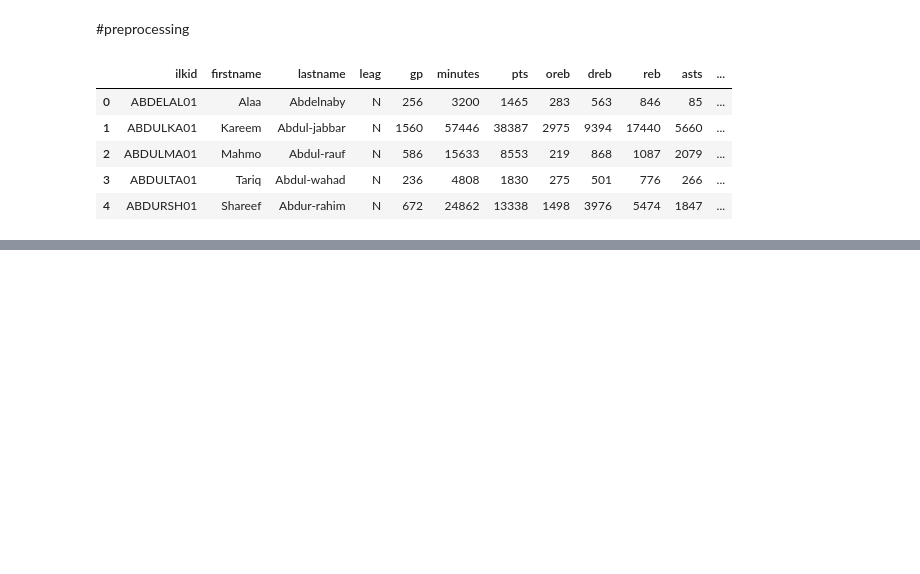
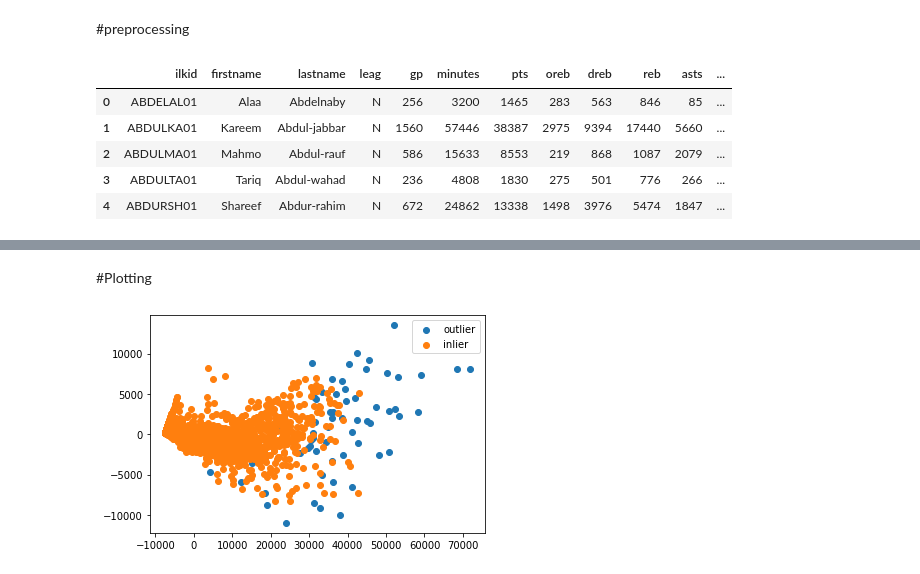
Before and after one commit to ShaelinN/GameOutcomePrediction, a Jupyter notebook: outlier_detection.ipynb, the cells around one changed output, grey strips where cells are left out. Cells and saved outputs as stored; diff of their text form; code cells hidden in the pictures; blank space fills up the shorter version.

```diff
--- a/outlier_detection.ipynb
+++ b/outlier_detection.ipynb
@@ -52,4 +29,0 @@ working_player_vecs = working_player_vecs.copy()
-# %%
-detected_outliers = model.fit_predict(working_player_vecs)
-player_summary["outlier"] = detected_outliers
-player_summary.head()
@@ -115,0 +79,8 @@ player_summary
+# %%
+player_summary = player_keys.copy()
+
+OCSVM = svm.OneClassSVM(nu=0.02)
+IF = IsolationForest(contamination=0.02)
+EE = EllipticEnvelope(contamination=0.02)
+
+working_player_vecs = Dn_player_vecs #change to D2_player_vecs or Dn_player_vecs
@@ -115,0 +89,10 @@ player_summary
+# %%
+ee_outliers = EE.fit_predict(working_player_vecs)
+if_outliers = IF.fit_predict(working_player_vecs)
+ocsvm_outliers = OCSVM.fit_predict(working_player_vecs)
+
+player_summary["EllipticEnvelope_outlier"] = ee_outliers
+player_summary["IsolationForest_outlier"] = if_outliers
+player_summary["OneClassSVM_outlier"] = ocsvm_outliers
+
+player_summary.head()
@@ -115,0 +106,27 @@ player_summary
+# %% [markdown]
+#Plotting
+# %%
+def plot(detected_outliers):
+  # outlier
+  C_0 = np.argwhere(detected_outliers==-1)
+  C_0 = D2_player_vecs[C_0]   #since in plotting, only work with D2 vectors (2D)
+  C_0 = C_0.transpose()
+
+  #inlier
+  C_1 = np.argwhere(detected_outliers==1)
+  C_1 = D2_player_vecs[C_1]   #since in plotting, only work with D2 vectors (2D)
+  C_1 = C_1.transpose()
+
+  #plt.figure(figsize=(18,10))
+
+  plt.scatter(C_0[0], C_0[1], label='outlier') #outlier
+  plt.scatter(C_1[0], C_1[1], label='inlier')
+
+  #plt.xlim(-10000,80000)
+  #plt.ylim(-15000,15000)
+
+  plt.legend()
+# %%
+plot(ee_outliers)  # outlier results using elliptic envelope
+# %% [output]
+[figure, added]
```
Also changed, not shown: parts of 32 cells of this notebook.
